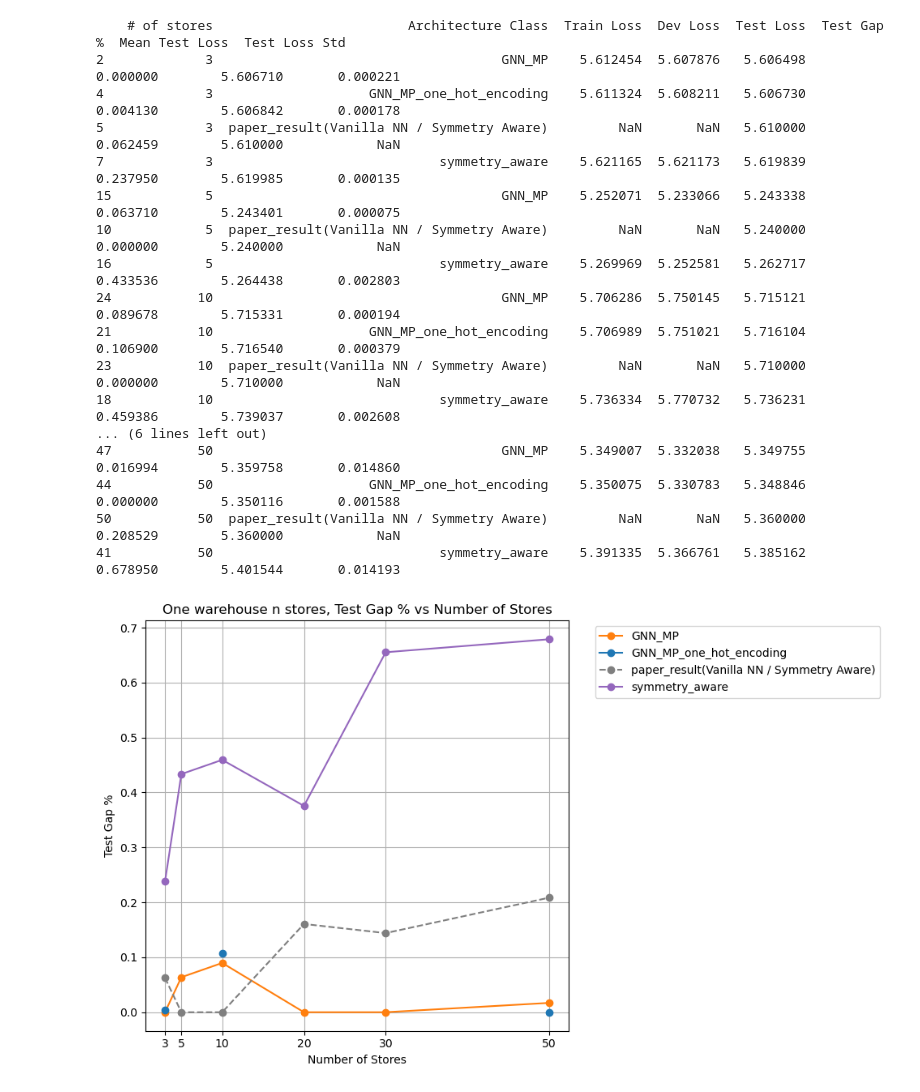
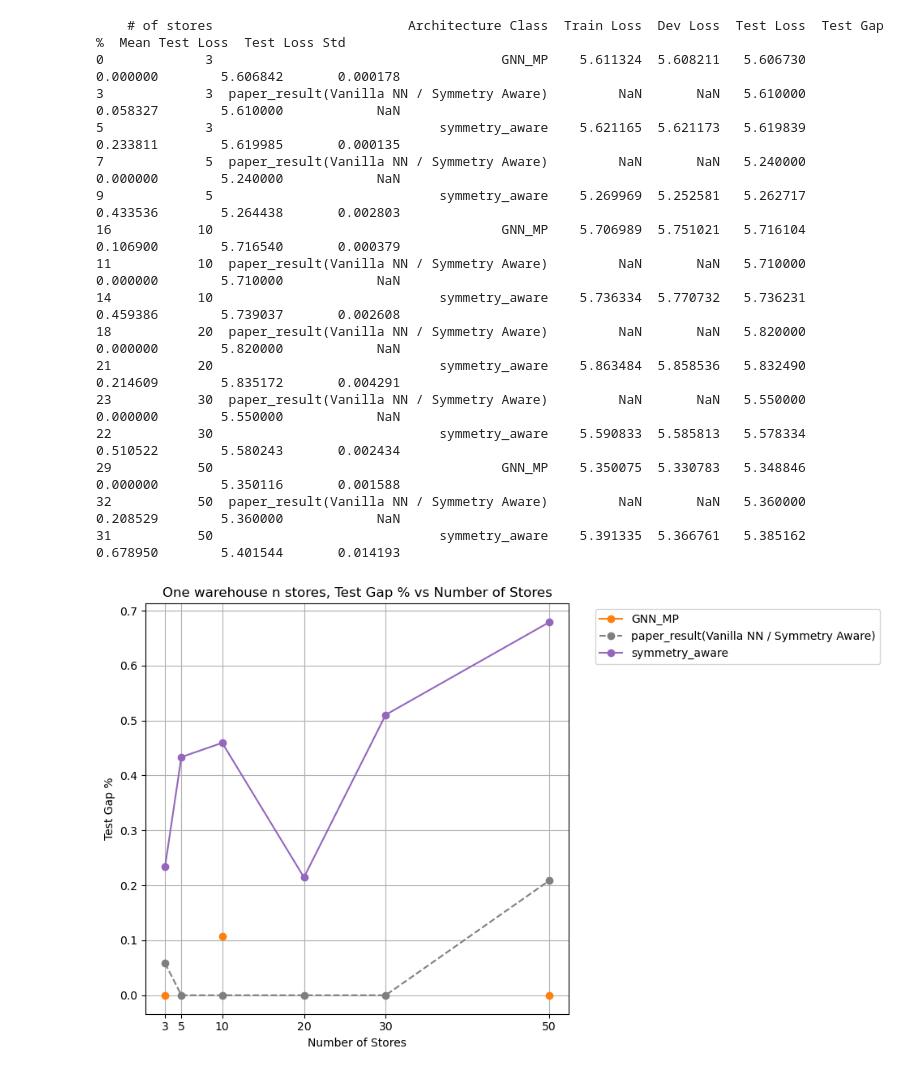
Before and after one commit to minuk302/Neural_inventory_control, a Jupyter notebook: analysis/ray_generic_architecture.ipynb, the cells around one changed output. Drawn from its saved outputs; the diff is of its cells as text; code cells hidden in the pictures.

```diff
--- a/analysis/ray_generic_architecture.ipynb
+++ b/analysis/ray_generic_architecture.ipynb
@@ -130,37 +130,23 @@ def collect_data_and_plot(df, test_mode, setting_name, underage_cost):
 color_scheme = {
     "GNN_MP": "#ff7f0e",  # Orange
     "paper_result(Vanilla NN / Symmetry Aware)": "#7f7f7f",  # Gray
-    "GNN_MP_attention": "#2ca02c",  # Green
-    "GNN_MP_one_hot_encoding": "#1f77b4",  # Blue
     "symmetry_aware": "#9467bd"  # Purple
 }
 
 linestyle_scheme = {
     "GNN_MP": "-",  # Solid
     "paper_result(Vanilla NN / Symmetry Aware)": "--",  # Dashed
-    "GNN_MP_attention": "-",  # Solid
-    "GNN_MP_one_hot_encoding": "-",  # Solid
     "symmetry_aware": "-"  # Solid
 }
 
 testset_name = "generic_architecture"
 gnn_mp_paths = {
     3: f'/user/ml4723/Prj/NIC/ray_results/{testset_name}/GNN_MP/3',
-    5: f'/user/ml4723/Prj/NIC/ray_results/{testset_name}/GNN_MP/5',
+    # 5: f'/user/ml4723/Prj/NIC/ray_results/{testset_name}/GNN_MP/5',
     10: f'/user/ml4723/Prj/NIC/ray_results/{testset_name}/GNN_MP/10',
-    20: f'/user/ml4723/Prj/NIC/ray_results/{testset_name}/GNN_MP/20',
-    30: f'/user/ml4723/Prj/NIC/ray_results/{testset_name}/GNN_MP/30',
+    # 20: f'/user/ml4723/Prj/NIC/ray_results/{testset_name}/GNN_MP/20',
+    # 30: f'/user/ml4723/Prj/NIC/ray_results/{testset_name}/GNN_MP/30',
     50: f'/user/ml4723/Prj/NIC/ray_results/{testset_name}/GNN_MP/50'
-}
-
-gnn_mp_attention_paths = {
-    10: f'/user/ml4723/Prj/NIC/ray_results/{testset_name}/GNN_MP_attention/10'
-}
-
-gnn_mp_one_hot_encoding_paths = {
-    3: f'/user/ml4723/Prj/NIC/ray_results/{testset_name}/GNN_MP_one_hot_encoding/3',
-    10: f'/user/ml4723/Prj/NIC/ray_results/{testset_name}/GNN_MP_one_hot_encoding/10',
-    50: f'/user/ml4723/Prj/NIC/ray_results/{testset_name}/GNN_MP_one_hot_encoding/50'
 }
 
 symmetry_aware_paths = {
@@ -190,20 +176,6 @@ df_gnn_mp = results_interpretor.make_table(gnn_mp_paths,
 df_gnn_mp.insert(2, 'Architecture Class', "GNN_MP")
 df_gnn_mp.insert(1, 'hyperparam_name', "GNN_MP")
 
-# GNN MP Attention
-df_gnn_mp_attention = results_interpretor.make_table(gnn_mp_attention_paths,
-    {'samples': [1,2,3], "train_n_samples": [8192]},
-    default_condition_setter, custom_data_filler, sort_by=sort_by, pick_row_from_run_by=pick_row_from_run_by)
-df_gnn_mp_attention.insert(2, 'Architecture Class', "GNN_MP_attention")
-df_gnn_mp_attention.insert(1, 'hyperparam_name', "GNN_MP_attention")
-
-# GNN MP One Hot Encoding
-df_gnn_mp_one_hot = results_interpretor.make_table(gnn_mp_one_hot_encoding_paths,
-    {'samples': [1,2,3], "train_n_samples": [8192]},
-    default_condition_setter, custom_data_filler, sort_by=sort_by, pick_row_from_run_by=pick_row_from_run_by)
-df_gnn_mp_one_hot.insert(2, 'Architecture Class', "GNN_MP_one_hot_encoding")
-df_gnn_mp_one_hot.insert(1, 'hyperparam_name', "GNN_MP_one_hot_encoding")
-
 # Symmetry Aware
 df_symmetry_aware = results_interpretor.make_table(symmetry_aware_paths,
     {'samples': [1,2,3], "train_n_samples": [8192]},
@@ -225,8 +197,6 @@ df_paper = pd.DataFrame(paper_data)
 # Combine dataframes
 df = pd.concat([
     df_gnn_mp,
-    df_gnn_mp_one_hot,
-    # df_gnn_mp_attention,
     df_symmetry_aware,
     df_paper
 ])
@@ -261,50 +231,49 @@ df_to_print = df_to_print.loc[df_to_print.groupby(['# of stores', 'Architecture
 
 columns_to_drop = ['path', 'train_n_samples', 'samples', 'Learning Rate', 'include_context_for_warehouse_input', '# of runs', 'hyperparam_name', 'store_orders_for_warehouse']
 df_to_print.drop(columns=[col for col in columns_to_drop if col in df_to_print.columns], inplace=True)
 print(df_to_print.to_string())
 
 # Create single plot
 fig, ax = plt.subplots(figsize=(10, 6))
 
 # Create pivot table
 pivot_df = df.groupby(['# of stores', 'Architecture Class'])['Test Gap %'].min().unstack()
 
 # Plot lines for each architecture
 for column in pivot_df.columns:
     ax.plot(pivot_df.index.to_numpy(), pivot_df[column].to_numpy(),
             marker='o',
             label=column,
             color=color_scheme[column],
             linestyle=linestyle_scheme[column])
 
 ax.set_xlabel('Number of Stores')
 ax.set_ylabel('Test Gap %')
 ax.set_title('One warehouse n stores, Test Gap % vs Number of Stores')
 ax.grid(True)
 ax.set_xticks(pivot_df.index)
 ax.legend(bbox_to_anchor=(1.05, 1), loc='upper left')
 
 plt.tight_layout()
 plt.show()
 # %% [output]
     # of stores                         Architecture Class  Train Loss  Dev Loss  Test Loss  Test Gap %  Mean Test Loss  Test Loss Std
-2             3                                     GNN_MP    5.612454  5.607876   5.606498    0.000000        5.606710       0.000221
-4             3                    GNN_MP_one_hot_encoding    5.611324  5.608211   5.606730    0.004130        5.606842       0.000178
-5             3  paper_result(Vanilla NN / Symmetry Aware)         NaN       NaN   5.610000    0.062459        5.610000            NaN
-7             3                             symmetry_aware    5.621165  5.621173   5.619839    0.237950        5.619985       0.000135
-15            5                                     GNN_MP    5.252071  5.233066   5.243338    0.063710        5.243401       0.000075
-10            5  paper_result(Vanilla NN / Symmetry Aware)         NaN       NaN   5.240000    0.000000        5.240000            NaN
-16            5                             symmetry_aware    5.269969  5.252581   5.262717    0.433536        5.264438       0.002803
-24           10                                     GNN_MP    5.706286  5.750145   5.715121    0.089678        5.715331       0.000194
-21           10                    GNN_MP_one_hot_encoding    5.706989  5.751021   5.716104    0.106900        5.716540       0.000379
-23           10  paper_result(Vanilla NN / Symmetry Aware)         NaN       NaN   5.710000    0.000000        5.710000            NaN
-18           10                             symmetry_aware    5.736334  5.770732   5.736231    0.459386        5.739037       0.002608
-... (6 lines left out)
-47           50                                     GNN_MP    5.349007  5.332038   5.349755    0.016994        5.359758       0.014860
-44           50                    GNN_MP_one_hot_encoding    5.350075  5.330783   5.348846    0.000000        5.350116       0.001588
-50           50  paper_result(Vanilla NN / Symmetry Aware)         NaN       NaN   5.360000    0.208529        5.360000            NaN
-41           50                             symmetry_aware    5.391335  5.366761   5.385162    0.678950        5.401544       0.014193
+0             3                                     GNN_MP    5.611324  5.608211   5.606730    0.000000        5.606842       0.000178
+3             3  paper_result(Vanilla NN / Symmetry Aware)         NaN       NaN   5.610000    0.058327        5.610000            NaN
+5             3                             symmetry_aware    5.621165  5.621173   5.619839    0.233811        5.619985       0.000135
+7             5  paper_result(Vanilla NN / Symmetry Aware)         NaN       NaN   5.240000    0.000000        5.240000            NaN
+9             5                             symmetry_aware    5.269969  5.252581   5.262717    0.433536        5.264438       0.002803
+16           10                                     GNN_MP    5.706989  5.751021   5.716104    0.106900        5.716540       0.000379
+11           10  paper_result(Vanilla NN / Symmetry Aware)         NaN       NaN   5.710000    0.000000        5.710000            NaN
+14           10                             symmetry_aware    5.736334  5.770732   5.736231    0.459386        5.739037       0.002608
+18           20  paper_result(Vanilla NN / Symmetry Aware)         NaN       NaN   5.820000    0.000000        5.820000            NaN
+21           20                             symmetry_aware    5.863484  5.858536   5.832490    0.214609        5.835172       0.004291
+23           30  paper_result(Vanilla NN / Symmetry Aware)         NaN       NaN   5.550000    0.000000        5.550000            NaN
+22           30                             symmetry_aware    5.590833  5.585813   5.578334    0.510522        5.580243       0.002434
+29           50                                     GNN_MP    5.350075  5.330783   5.348846    0.000000        5.350116       0.001588
+32           50  paper_result(Vanilla NN / Symmetry Aware)         NaN       NaN   5.360000    0.208529        5.360000            NaN
+31           50                             symmetry_aware    5.391335  5.366761   5.385162    0.678950        5.401544       0.014193
-[figure, old version]
+[figure, new version]
 # %%
 # Define color scheme for architecture types
 color_scheme = {
```
Also changed, not shown: parts of 2 cells of this notebook, 16 other files.
